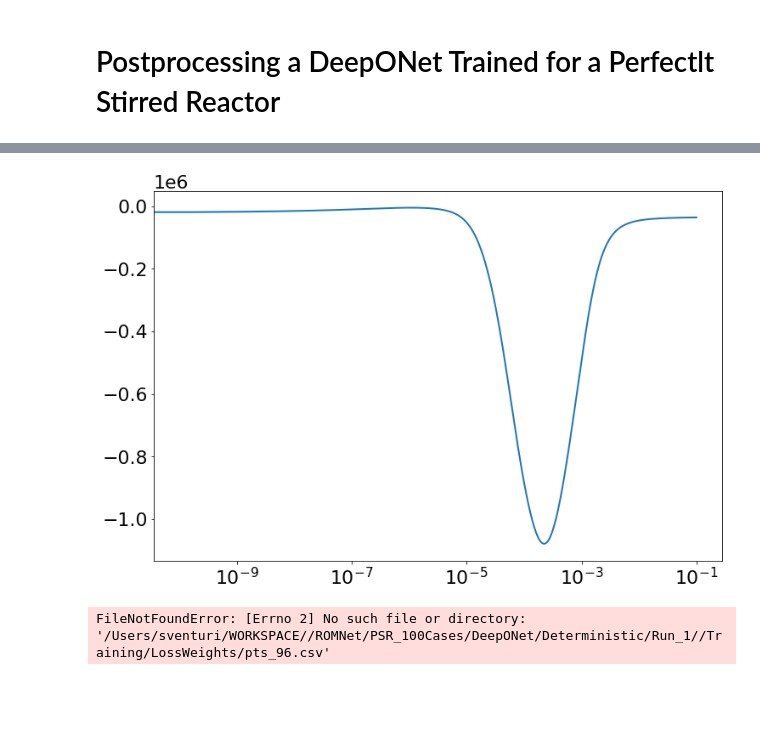
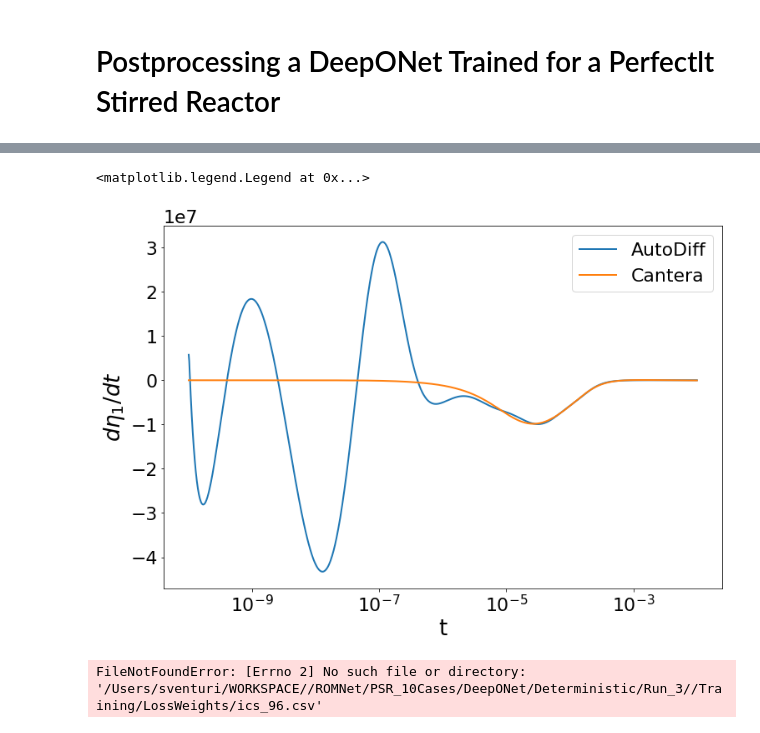
Before and after one commit to simoneventuri/ROMNet_, a Jupyter notebook: scripts/postprocessing/PSReactor/DeepONet/Predict_DeepONet.ipynb, the cells around one changed output, grey strips where cells are left out. Cells and saved outputs as stored; diff of their text form; code cells hidden in the pictures; blank space fills up the shorter version.

```diff
--- a/scripts/postprocessing/PSReactor/DeepONet/Predict_DeepONet.ipynb
+++ b/scripts/postprocessing/PSReactor/DeepONet/Predict_DeepONet.ipynb
@@ -21,14 +21,14 @@ import romnet                             as rmnt
 
 ROMNetFldr    = WORKSPACE_PATH + '/ROMNet/romnet/'
 
-OutputDir     = WORKSPACE_PATH+'/ROMNet/Data/PSR_100Cases/'
-TestDir       = WORKSPACE_PATH+'/ROMNet/Data/PSR_100Cases_Test/'
+OutputDir     = WORKSPACE_PATH+'/ROMNet/Data/PSR_10Cases/'
+TestDir       = WORKSPACE_PATH+'/ROMNet/Data/PSR_10Cases_Test/'
 
-PathToRunFld  = WORKSPACE_PATH + '/ROMNet/PSR_100Cases/DeepONet/Deterministic/Run_1/'
+PathToRunFld  = WORKSPACE_PATH + '/ROMNet/PSR_10Cases/DeepONet/Deterministic/Run_3/'
 #PathToRunFld  = WORKSPACE_PATH + '/ROMNet/PSR_10Cases/DeepONet/MCDropOut/Run_2/'
 #PathToRunFld  = WORKSPACE_PATH + '/ROMNet/PSR_10Cases/DeepONet/BayesByBackprop/Run_1/'
 
-CasesVec      = [99]
+CasesVec      = [0]
 DirDir        = OutputDir #OutputDir #TestDir
 
 NSamples      = 2
@@ -172,7 +172,7 @@ FileName       = DirDir + '/Orig/train/ext/ResidenceTimes.csv'
 Data           = pd.read_csv(FileName, header=None)
 RestValVecTest = np.log10(Data.to_numpy())
 
-iPC = 0
+iPC = 2
 
 
 ax  = []
@@ -209,7 +209,7 @@ for iTest in CasesVec:
 
     if (InputData.ProbApproach == 'Deterministic') or (NSamples == 1):
 
-        yMat_pca = model.predict(InputDataTest[['log10(Rest)','log(t)']])
+        yMat_pca = model.predict(InputDataTest[['log10(Rest)','t']])
         yMat_pre = (yMat_pca.dot(A))
         yMat     = yMat_pre*D[:,0] + C[:,0]
 
@@ -225,7 +225,7 @@ for iTest in CasesVec:
         yMat_sqr     = np.zeros((yMatOrig.shape[0], A.shape[1]))
 
         for iSample in range(NSamples):
-            yMat_pca = model.predict(InputDataTest[['log10(Rest)','log(t)']])
+            yMat_pca = model.predict(InputDataTest[['log10(Rest)','t']])
 
             yMat_pca_sum += yMat_pca
             yMat_pca_sqr += yMat_pca**2
@@ -344,16 +350,20 @@ plt.xscale('log')
 # %%
 iPC = 0
 
 dy_masked_dt_Num1  = np.gradient(yMat_pca[:,iPC], tVecLog)
-dy_masked_dt_Num2  = np.gradient(yMat_pca[:,iPC], tVec[:,0]) * tVec[:,0]
+dy_masked_dt_Num2  = np.gradient(yMat_pca[:,iPC], tVec[:,0]) #* tVec[:,0]
 
 fig = plt.figure(figsize=(12,8))
-#plt.plot(tVec, dy_masked_dt_Num2*model.y_range[iPC]   )#/model.y_range[iPC])
-plt.plot(tVec, dy_masked_dt[:,iPC] )
+plt.plot(tVec, dy_masked_dt_Num2,   label='AutoDiff')
+plt.plot(tVec, dy_masked_dt[:,iPC], label='Cantera')
 plt.xscale('log')
 #plt.ylim([-10,1])
+plt.xlabel('t')
+plt.ylabel('$d\eta_{'+str(iPC+1)+'}/dt$')
+plt.legend()
 # %% [output]
+<matplotlib.legend.Legend at 0x...>
-[figure, old version]
+[figure, new version]
 # %%
 Input   = {}
 Weights = {}
@@ -366,7 +376,7 @@ for data_id in InputData.NTrain.keys():
     Data             = pd.read_csv(FileName, header=None)
     Weights[data_id] = Data
 # %% [output]
-FileNotFoundError: [Errno 2] No such file or directory: '/Users/sventuri/WORKSPACE//ROMNet/PSR_100Cases/DeepONet/Deterministic/Run_1//Training/LossWeights/pts_96.csv'
+FileNotFoundError: [Errno 2] No such file or directory: '/Users/sventuri/WORKSPACE//ROMNet/PSR_10Cases/DeepONet/Deterministic/Run_3//Training/LossWeights/ics_96.csv'
 # %%
 #%matplotlib qt
 
```
Also changed, not shown: parts of 7 cells of this notebook, 9 other files.
